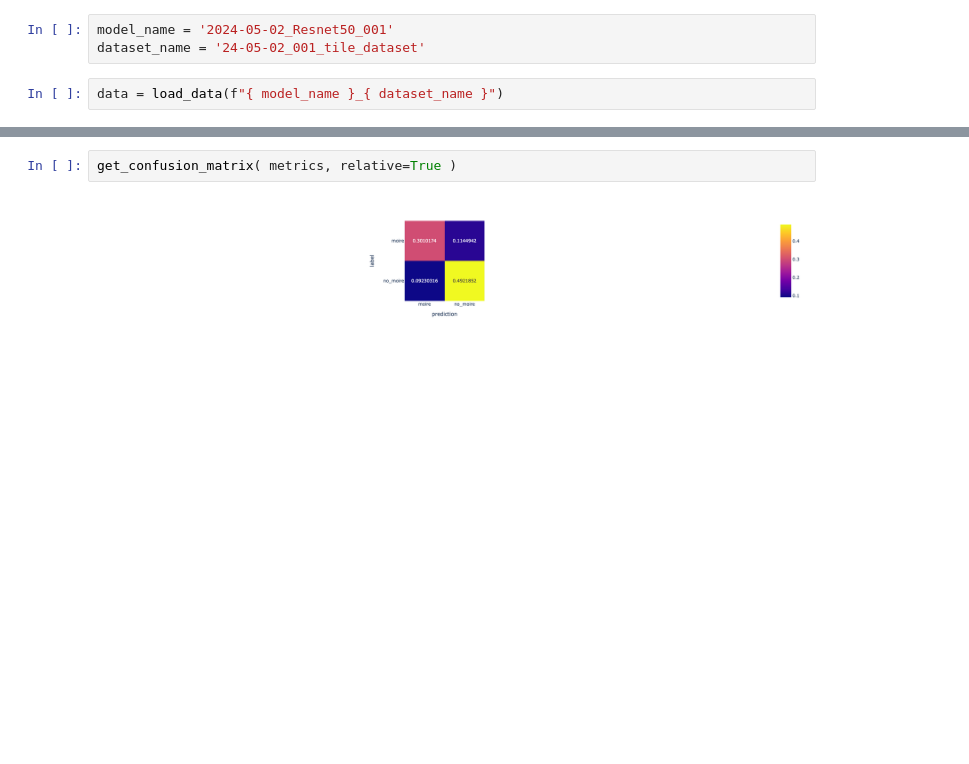
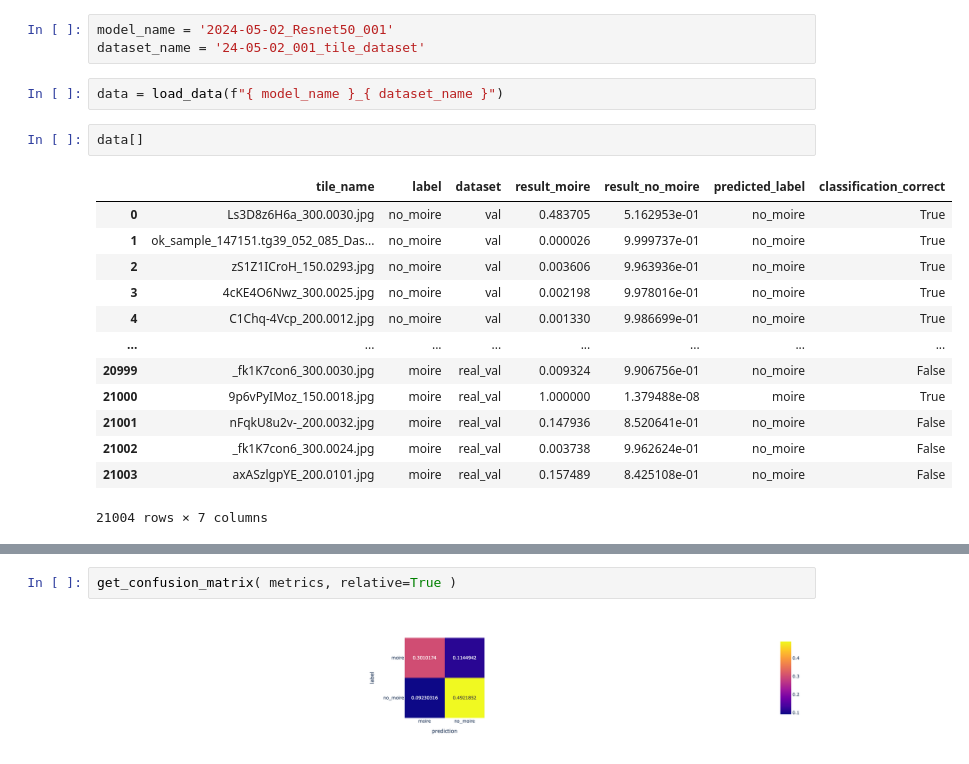
Before and after one commit to FBirwe/master-thesis_moire_detection, a Jupyter notebook: 80_Auswertungen/calc_model_metrics.ipynb, the cells around one changed output, grey strips where cells are left out. Saved outputs shown, nothing was run; the diff lists cells and outputs as text; blank space fills up the shorter version.

```diff
--- a/80_Auswertungen/calc_model_metrics.ipynb
+++ b/80_Auswertungen/calc_model_metrics.ipynb
@@ -89,6 +89,22 @@ model_name = '2024-05-02_Resnet50_001'
 dataset_name = '24-05-02_001_tile_dataset'
 # %%
 data = load_data(f"{ model_name }_{ dataset_name }")
+# %%
+data[]
+# %% [output]
+|  | tile_name | label | dataset | result_moire | result_no_moire | predicted_label | classification_correct |
+| 0 | Ls3D8z6H6a_300.0030.jpg | no_moire | val | 0.483705 | 5.162953e-01 | no_moire | True |
+| 1 | ok_sample_147151.tg39_052_085_Das... | no_moire | val | 0.000026 | 9.999737e-01 | no_moire | True |
+| 2 | zS1Z1ICroH_150.0293.jpg | no_moire | val | 0.003606 | 9.963936e-01 | no_moire | True |
+| 3 | 4cKE4O6Nwz_300.0025.jpg | no_moire | val | 0.002198 | 9.978016e-01 | no_moire | True |
+| 4 | C1Chq-4Vcp_200.0012.jpg | no_moire | val | 0.001330 | 9.986699e-01 | no_moire | True |
+| ... | ... | ... | ... | ... | ... | ... | ... |
+| 20999 | _fk1K7con6_300.0030.jpg | moire | real_val | 0.009324 | 9.906756e-01 | no_moire | False |
+| 21000 | 9p6vPyIMoz_150.0018.jpg | moire | real_val | 1.000000 | 1.379488e-08 | moire | True |
+| 21001 | nFqkU8u2v-_200.0032.jpg | moire | real_val | 0.147936 | 8.520641e-01 | no_moire | False |
+| 21002 | _fk1K7con6_300.0024.jpg | moire | real_val | 0.003738 | 9.962624e-01 | no_moire | False |
+| 21003 | axASzlgpYE_200.0101.jpg | moire | real_val | 0.157489 | 8.425108e-01 | no_moire | False |
+21004 rows × 7 columns
 # %%
 metrics = calc_metrics( data )
 metrics
```
Also changed, not shown: parts of 1 cell of this notebook, 1 other file.
